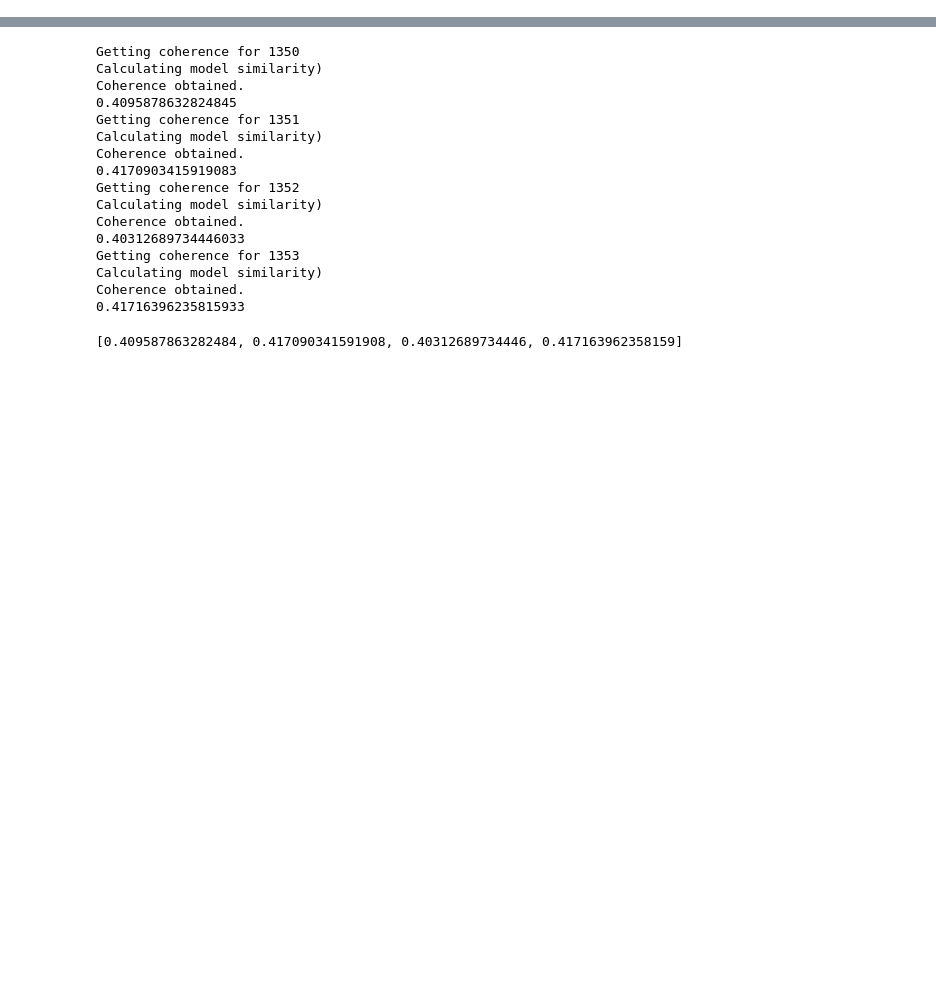
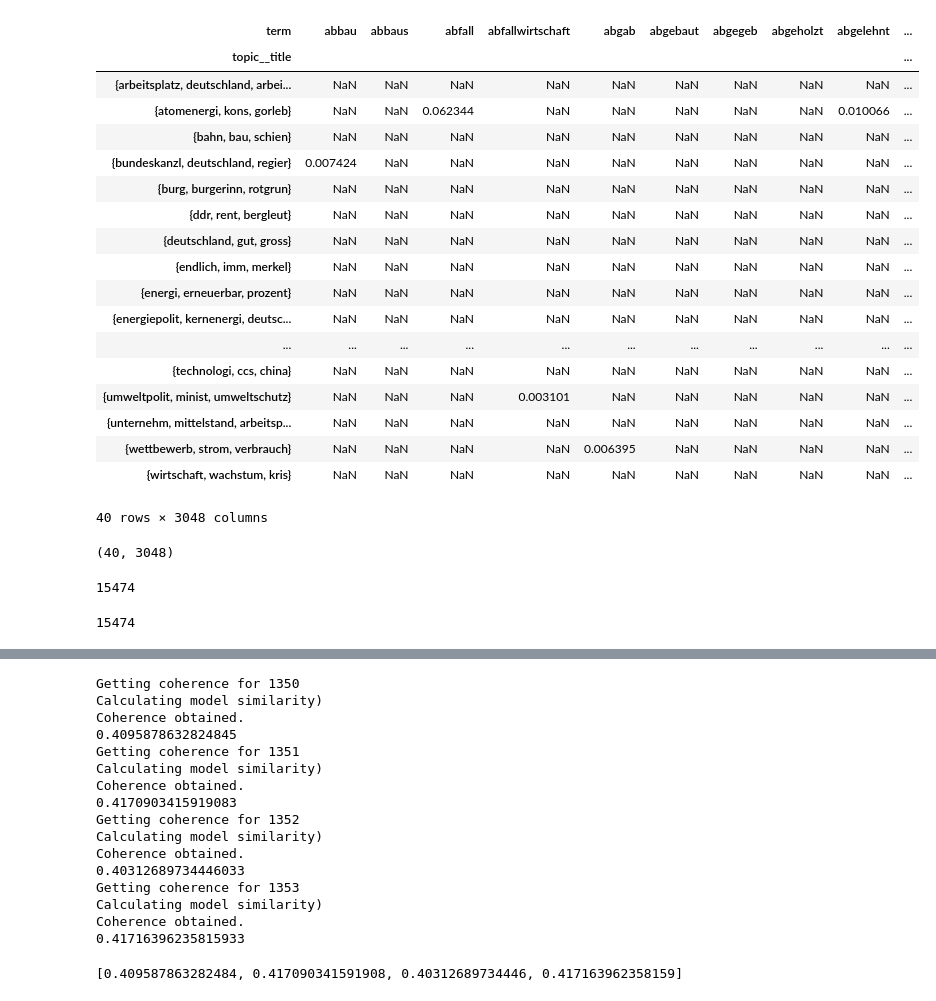
Before and after one commit to mcc-apsis/coal-discourse, a Jupyter notebook: coherence_optimal_topic_number.ipynb, the cells around one changed output, grey strips where cells are left out. Saved outputs shown, nothing was run; the diff lists cells and outputs as text; code cells hidden in the pictures; blank space fills up the shorter version.

Commit message:
implement exclusivity for topic terms

```diff
--- a/coherence_optimal_topic_number.ipynb
+++ b/coherence_optimal_topic_number.ipynb
@@ -32,0 +81,2 @@ from django.db.models import Q, Count, Func, F, Sum, Avg, Value as V
+# %%
+run_id = 1350
@@ -32,0 +87,7 @@ from django.db.models import Q, Count, Func, F, Sum, Avg, Value as V
+# %%
+tts = TopicTerm.objects.filter(run_id=run_id)
+
+tts_n = tts.values('topic__title').annotate(
+    n = Sum('score'),
+    term = F('term__title')
+).order_by('topic', '-n')
@@ -32,0 +97,3 @@ from django.db.models import Q, Count, Func, F, Sum, Avg, Value as V
+# %%
+df = pd.DataFrame.from_dict(list(tts_n))
+df
@@ -32,0 +119,23 @@ from django.db.models import Q, Count, Func, F, Sum, Avg, Value as V
+# %%
+df_p = df.pivot(index='topic__title', columns='term', values='n')
+df_p
+# %% [output]
+| term | abbau | abbaus | abfall | abfallwirtschaft | abgab | abgebaut | abgegeb | abgeholzt | abgelehnt | ... |
+| topic__title |  |  |  |  |  |  |  |  |  | ... |
+| {arbeitsplatz, deutschland, arbei... | NaN | NaN | NaN | NaN | NaN | NaN | NaN | NaN | NaN | ... |
+| {atomenergi, kons, gorleb} | NaN | NaN | 0.062344 | NaN | NaN | NaN | NaN | NaN | 0.010066 | ... |
+| {bahn, bau, schien} | NaN | NaN | NaN | NaN | NaN | NaN | NaN | NaN | NaN | ... |
+| {bundeskanzl, deutschland, regier} | 0.007424 | NaN | NaN | NaN | NaN | NaN | NaN | NaN | NaN | ... |
+| {burg, burgerinn, rotgrun} | NaN | NaN | NaN | NaN | NaN | NaN | NaN | NaN | NaN | ... |
+| {ddr, rent, bergleut} | NaN | NaN | NaN | NaN | NaN | NaN | NaN | NaN | NaN | ... |
+| {deutschland, gut, gross} | NaN | NaN | NaN | NaN | NaN | NaN | NaN | NaN | NaN | ... |
+| {endlich, imm, merkel} | NaN | NaN | NaN | NaN | NaN | NaN | NaN | NaN | NaN | ... |
+| {energi, erneuerbar, prozent} | NaN | NaN | NaN | NaN | NaN | NaN | NaN | NaN | NaN | ... |
+| {energiepolit, kernenergi, deutsc... | NaN | NaN | NaN | NaN | NaN | NaN | NaN | NaN | NaN | ... |
+| ... | ... | ... | ... | ... | ... | ... | ... | ... | ... | ... |
+| {technologi, ccs, china} | NaN | NaN | NaN | NaN | NaN | NaN | NaN | NaN | NaN | ... |
+| {umweltpolit, minist, umweltschutz} | NaN | NaN | NaN | 0.003101 | NaN | NaN | NaN | NaN | NaN | ... |
+| {unternehm, mittelstand, arbeitsp... | NaN | NaN | NaN | NaN | NaN | NaN | NaN | NaN | NaN | ... |
+| {wettbewerb, strom, verbrauch} | NaN | NaN | NaN | NaN | 0.006395 | NaN | NaN | NaN | NaN | ... |
+| {wirtschaft, wachstum, kris} | NaN | NaN | NaN | NaN | NaN | NaN | NaN | NaN | NaN | ... |
+40 rows × 3048 columns
@@ -32,0 +144,4 @@ from django.db.models import Q, Count, Func, F, Sum, Avg, Value as V
+# %%
+df_p.shape
+# %% [output]
+(40, 3048)
@@ -32,0 +150,9 @@ from django.db.models import Q, Count, Func, F, Sum, Avg, Value as V
+# %%
+terms = Term.objects.filter(run_id=run_id)
+len(list(terms))
+# %% [output]
+15474
+# %%
+len(set(list(terms)))
+# %% [output]
+15474
```
Also changed, not shown: parts of 16 cells of this notebook.
